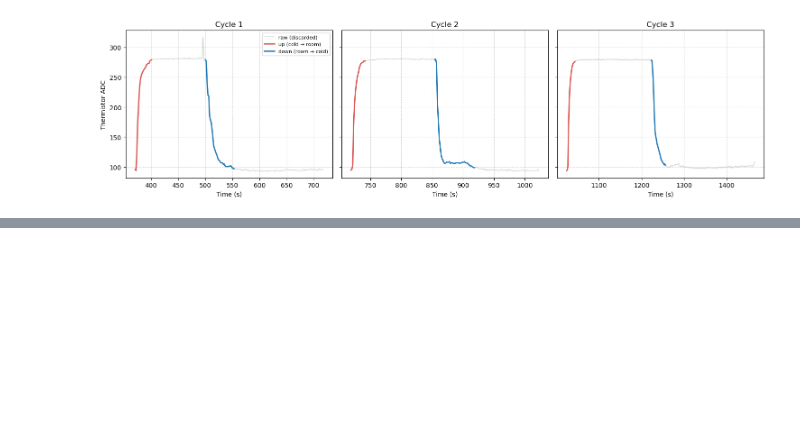
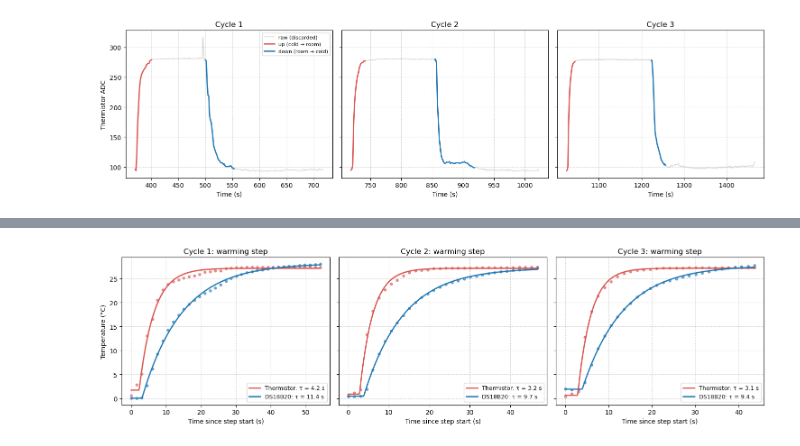
Before and after one commit to Kenura-R-Gunarathna/ph3039-lab-1, a Jupyter notebook: report/2nd_configuration_only/response.ipynb, the cells around one changed output, grey strips where cells are left out. Saved outputs shown, nothing was run; the diff lists cells and outputs as text; code cells hidden in the pictures; blank space fills up the shorter version.

Commit message:
exponential fits to the three warming steps

```diff
--- a/report/2nd_configuration_only/response.ipynb
+++ b/report/2nd_configuration_only/response.ipynb
@@ -330,9 +330,4 @@ plt.show()
 # %% [output]
 [figure]
 # %%
-cal = pd.read_csv("../../data/log_20261002_141803.csv")   # adjust the path if yours differs
-cal.columns = cal.columns.str.strip()
-cal = cal.dropna(subset=['adc', 'temp_c'])
-cal = cal[cal['adc'] <= 350]                               # only the cold range the response test uses
-adc_to_temp = np.poly1d(np.polyfit(cal['adc'], cal['temp_c'], 3))
-print(adc_to_temp.coeffs)
+adc_to_temp = np.poly1d([2.1266e-07, -2.8857e-04, 0.22985, -19.0074])
@@ -448,0 +480,20 @@ ice        240          -0.28       1.10
+# %%
+rows, fits = [], {}
+for cyc, raw, up, down in cycles:
+    t_start = up['time_ms'].iloc[0]
+    t_end = up['time_ms'].iloc[-1] + 25_000        # 25 s of plateau after the rise pins the final value
+    w = raw[(raw['time_ms'] >= t_start) & (raw['time_ms'] <= t_end)].dropna(subset=['adc', 'temp_c'])
+    t = ((w['time_ms'] - t_start) / 1000).values
+    adc_s = w['adc'].astype(float).rolling(5, center=True, min_periods=1).median().values
+    series = {"Thermistor": adc_to_temp(adc_s), "DS18B20": w['temp_c'].values}   # same rows for both sensors
+
+    fits[cyc] = {}
+    for name, y in series.items():
+        f = fit_up(t, y)
+        fits[cyc][name] = f
+        if f is None:
+            continue
+        rows.append({"Cycle": cyc, "Sensor": name, "tau (s)": f['tau'], "tau se (s)": f['tau_se'],
+                     "delay t0 (s)": f['t0'], "10-90% measured (s)": f['rise_1090'],
+                     "10-90% from tau (s)": 2.197 * f['tau'], "Fit RMSE (°C)": f['rmse'],
+                     "T start (°C)": f['y_i'], "T end (°C)": f['y_f']})
@@ -448,0 +521,19 @@ ice        240          -0.28       1.10
+# %%
+fig, axes = plt.subplots(1, 3, figsize=(15, 4.2), sharey=True)
+colors = {"Thermistor": "#d9534f", "DS18B20": "#1f77b4"}
+for ax, (cyc, *_) in zip(axes, cycles):
+    for name, f in fits[cyc].items():
+        if f is None:
+            continue
+        ax.scatter(f['t'], f['y'], s=14, color=colors[name], alpha=0.6)
+        tt = np.linspace(f['t'].min(), f['t'].max(), 300)
+        ax.plot(tt, step_up(tt, *f['popt']), color=colors[name], lw=2, label=f"{name}: τ = {f['tau']:.1f} s")
+    ax.set_title(f"Cycle {cyc}: warming step")
+    ax.set_xlabel("Time since step start (s)")
+    ax.grid(True, linestyle='--', alpha=0.5)
+    ax.legend(fontsize=9)
+axes[0].set_ylabel("Temperature (°C)")
+plt.tight_layout()
+plt.show()
+# %% [output]
+[figure, added]
```
Also changed, not shown: parts of 6 cells of this notebook.
